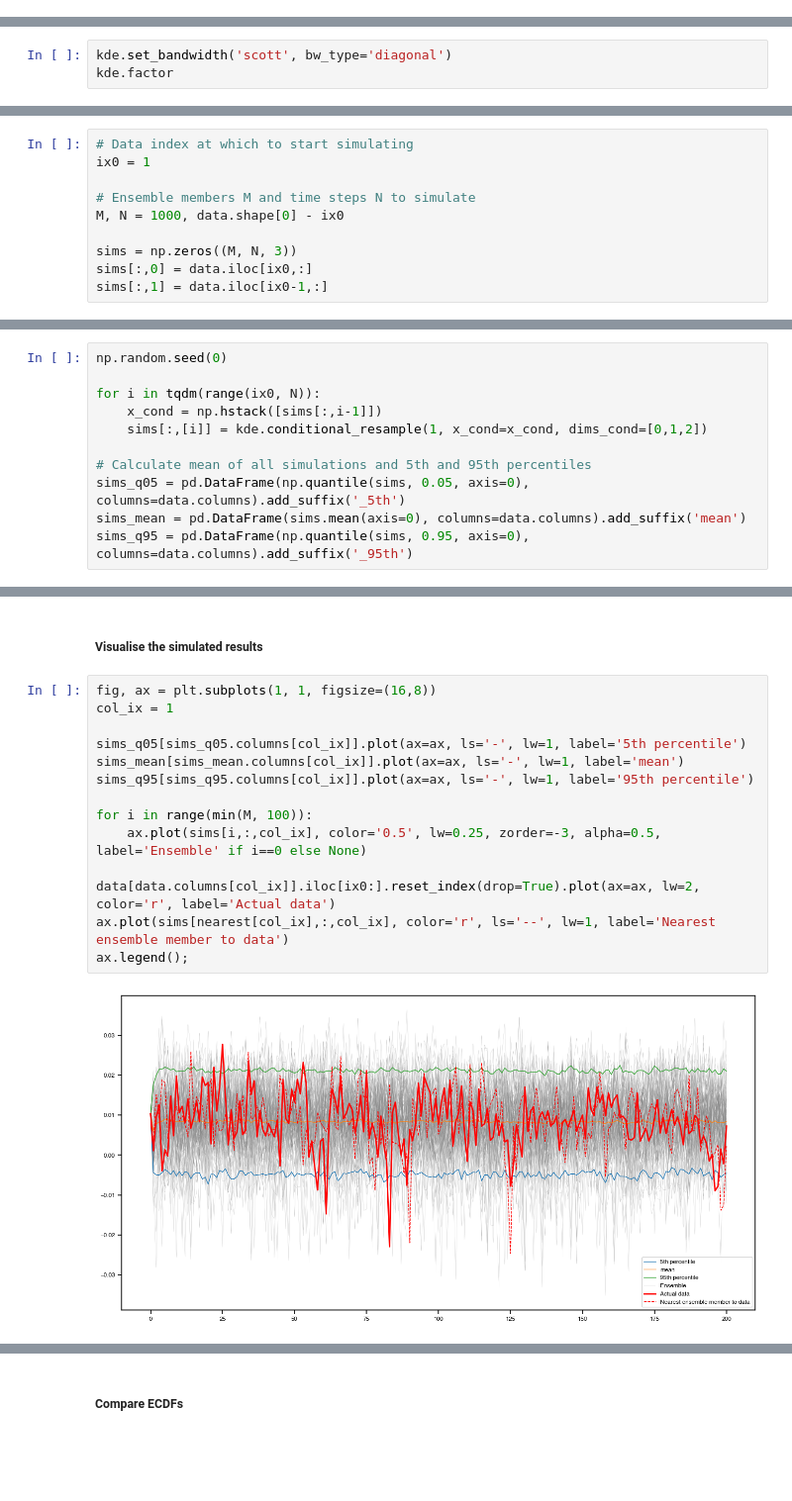
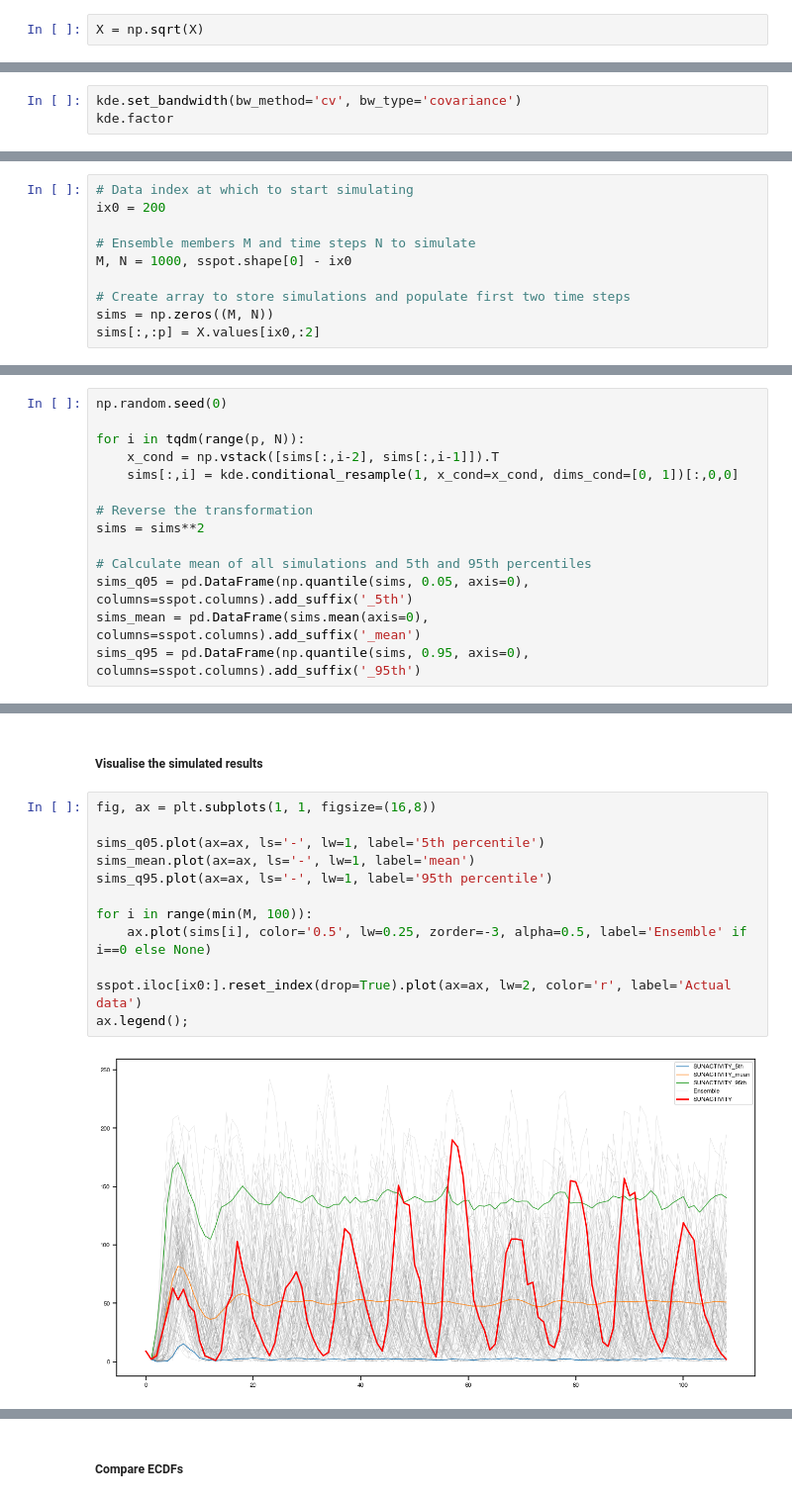
Before and after one commit to MutaharChalmers/kdetools, a Jupyter notebook: docs/KDEs for time series.ipynb, the cells around one changed output, grey strips where cells are left out. Shown at 99% size. Drawn from its saved outputs; the diff is of its cells as text; blank space fills up the shorter version.

```diff
--- a/docs/KDEs for time series.ipynb
+++ b/docs/KDEs for time series.ipynb
@@ -42 +52,3 @@ X.head(3)
+# %%
+X = np.sqrt(X)
 # %% [markdown]
@@ -58,4 +72,4 @@ kde.factor
 # %%
-kde.set_bandwidth('scott', bw_type='diagonal')
+kde.set_bandwidth(bw_method='cv', bw_type='covariance')
 kde.factor
 # %% [output]
@@ -65,23 +79,26 @@ Define an array to store the results and populate with the initial value of the
 # %%
 # Data index at which to start simulating
-ix0 = 1
+ix0 = 200
 
 # Ensemble members M and time steps N to simulate
-M, N = 1000, data.shape[0] - ix0
+M, N = 1000, sspot.shape[0] - ix0
 
-sims = np.zeros((M, N, 3))
-sims[:,0] = data.iloc[ix0,:]
-sims[:,1] = data.iloc[ix0-1,:]
+# Create array to store simulations and populate first two time steps
+sims = np.zeros((M, N))
+sims[:,:p] = X.values[ix0,:2]
 # %% [markdown]
 Run time-stepping loop:
 # %%
 np.random.seed(0)
 
-for i in tqdm(range(ix0, N)):
-    x_cond = np.hstack([sims[:,i-1]])
-    sims[:,[i]] = kde.conditional_resample(1, x_cond=x_cond, dims_cond=[0,1,2])
+for i in tqdm(range(p, N)):
+    x_cond = np.vstack([sims[:,i-2], sims[:,i-1]]).T
+    sims[:,i] = kde.conditional_resample(1, x_cond=x_cond, dims_cond=[0, 1])[:,0,0]
+
+# Reverse the transformation
+sims = sims**2
 
 # Calculate mean of all simulations and 5th and 95th percentiles
-sims_q05 = pd.DataFrame(np.quantile(sims, 0.05, axis=0), columns=data.columns).add_suffix('_5th')
-sims_mean = pd.DataFrame(sims.mean(axis=0), columns=data.columns).add_suffix('mean')
-sims_q95 = pd.DataFrame(np.quantile(sims, 0.95, axis=0), columns=data.columns).add_suffix('_95th')
+sims_q05 = pd.DataFrame(np.quantile(sims, 0.05, axis=0), columns=sspot.columns).add_suffix('_5th')
+sims_mean = pd.DataFrame(sims.mean(axis=0), columns=sspot.columns).add_suffix('_mean')
+sims_q95 = pd.DataFrame(np.quantile(sims, 0.95, axis=0), columns=sspot.columns).add_suffix('_95th')
@@ -93,17 +115,15 @@ nearest = ((sims - data.iloc[ix0:].values)**2).sum(axis=1).argmin(axis=0)
 ##### Visualise the simulated results
 # %%
 fig, ax = plt.subplots(1, 1, figsize=(16,8))
-col_ix = 1
 
-sims_q05[sims_q05.columns[col_ix]].plot(ax=ax, ls='-', lw=1, label='5th percentile')
-sims_mean[sims_mean.columns[col_ix]].plot(ax=ax, ls='-', lw=1, label='mean')
-sims_q95[sims_q95.columns[col_ix]].plot(ax=ax, ls='-', lw=1, label='95th percentile')
+sims_q05.plot(ax=ax, ls='-', lw=1, label='5th percentile')
+sims_mean.plot(ax=ax, ls='-', lw=1, label='mean')
+sims_q95.plot(ax=ax, ls='-', lw=1, label='95th percentile')
 
 for i in range(min(M, 100)):
-    ax.plot(sims[i,:,col_ix], color='0.5', lw=0.25, zorder=-3, alpha=0.5, label='Ensemble' if i==0 else None)
+    ax.plot(sims[i], color='0.5', lw=0.25, zorder=-3, alpha=0.5, label='Ensemble' if i==0 else None)
 
-data[data.columns[col_ix]].iloc[ix0:].reset_index(drop=True).plot(ax=ax, lw=2, color='r', label='Actual data')
-ax.plot(sims[nearest[col_ix],:,col_ix], color='r', ls='--', lw=1, label='Nearest ensemble member to data')
+sspot.iloc[ix0:].reset_index(drop=True).plot(ax=ax, lw=2, color='r', label='Actual data')
 ax.legend();
 # %% [output]
-[figure, old version]
+[figure, new version]
```
Also changed, not shown: parts of 35 cells of this notebook.
